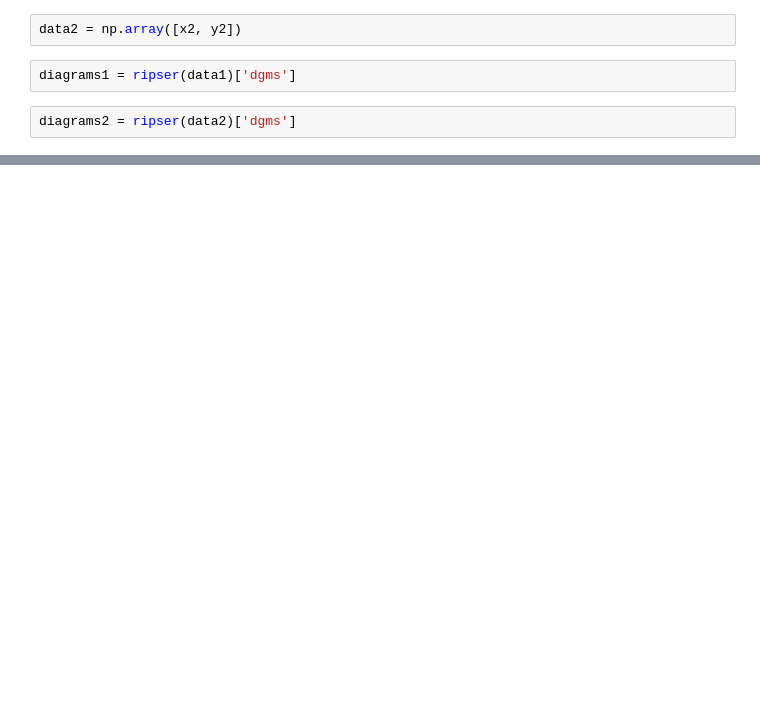
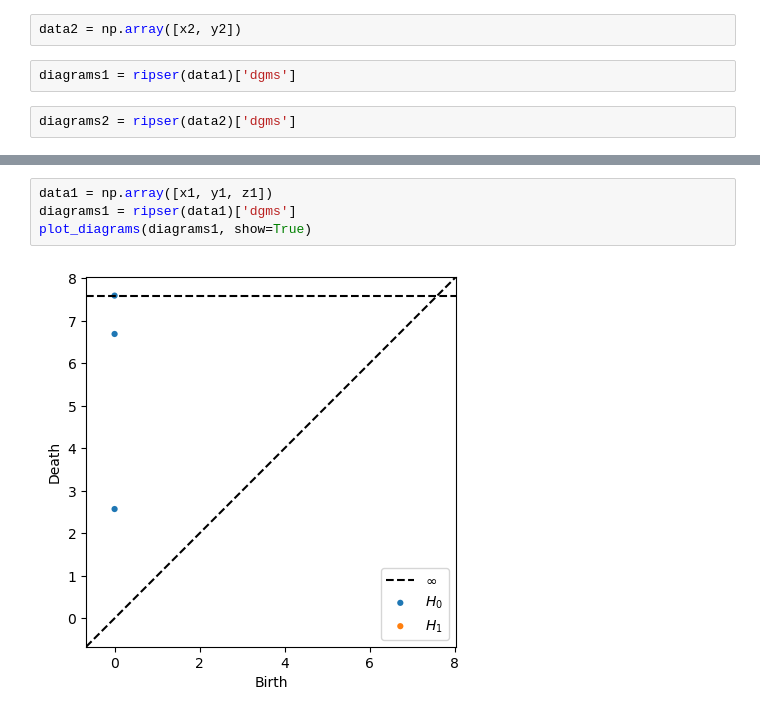
Before and after one commit to mdona0/Python-project, a Jupyter notebook: TDAsampleData.ipynb, the cells around one changed output, grey strips where cells are left out. Cells and saved outputs as stored; diff of their text form; blank space fills up the shorter version.

```diff
--- a/TDAsampleData.ipynb
+++ b/TDAsampleData.ipynb
@@ -74,0 +106,6 @@ plot_diagrams(diagrams2, show=True)
+# %%
+data1 = np.array([x1, y1, z1])
+diagrams1 = ripser(data1)['dgms']
+plot_diagrams(diagrams1, show=True)
+# %% [output]
+[figure, added]
```
Also changed, not shown: parts of 8 cells of this notebook.
